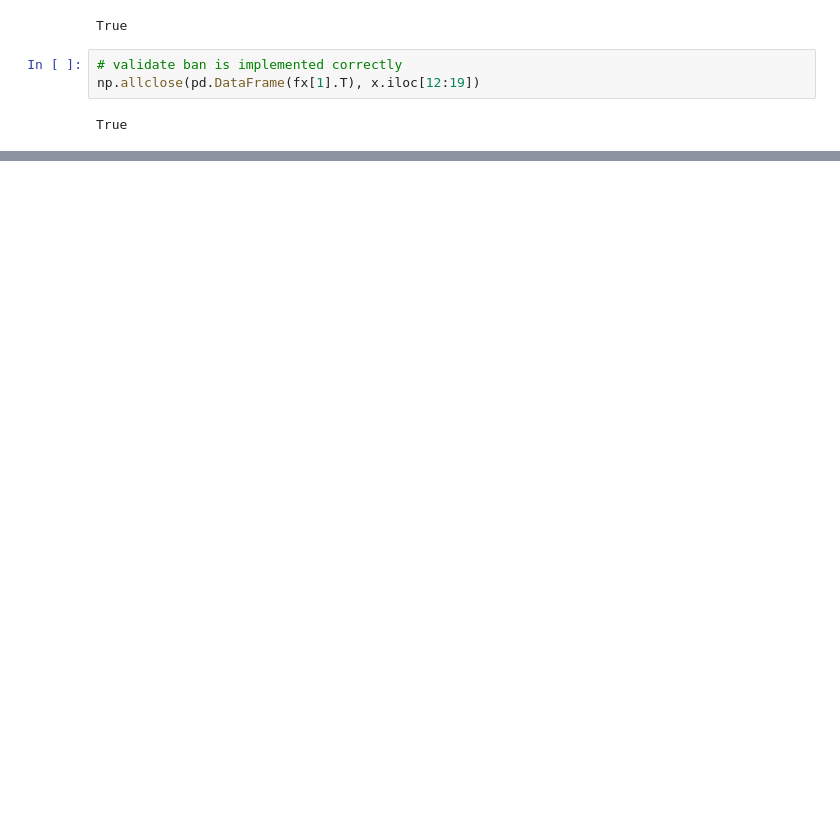
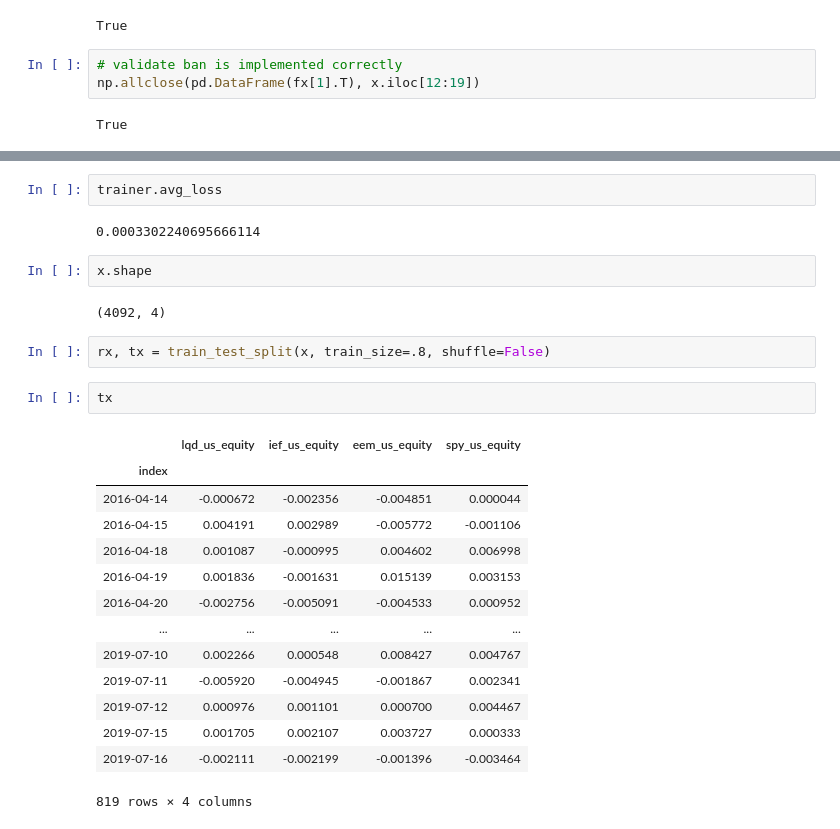
Before and after one commit to esvhd/mlstack, a Jupyter notebook: notebooks/fin_transformer.ipynb, the cells around one changed output, grey strips where cells are left out. Cells and saved outputs as stored; diff of their text form; blank space fills up the shorter version.

Commit message:
splits and updates

```diff
--- a/notebooks/fin_transformer.ipynb
+++ b/notebooks/fin_transformer.ipynb
@@ -297,0 +443,27 @@ class FinNet(pl.LightningModule):
+# %%
+trainer.avg_loss
+# %% [output]
+0.0003302240695666114
+# %%
+x.shape
+# %% [output]
+(4092, 4)
+# %%
+rx, tx = train_test_split(x, train_size=.8, shuffle=False)
+# %%
+tx
+# %% [output]
+|  | lqd_us_equity | ief_us_equity | eem_us_equity | spy_us_equity |
+| index |  |  |  |  |
+| 2016-04-14 | -0.000672 | -0.002356 | -0.004851 | 0.000044 |
+| 2016-04-15 | 0.004191 | 0.002989 | -0.005772 | -0.001106 |
+| 2016-04-18 | 0.001087 | -0.000995 | 0.004602 | 0.006998 |
+| 2016-04-19 | 0.001836 | -0.001631 | 0.015139 | 0.003153 |
+| 2016-04-20 | -0.002756 | -0.005091 | -0.004533 | 0.000952 |
+| ... | ... | ... | ... | ... |
+| 2019-07-10 | 0.002266 | 0.000548 | 0.008427 | 0.004767 |
+| 2019-07-11 | -0.005920 | -0.004945 | -0.001867 | 0.002341 |
+| 2019-07-12 | 0.000976 | 0.001101 | 0.000700 | 0.004467 |
+| 2019-07-15 | 0.001705 | 0.002107 | 0.003727 | 0.000333 |
+| 2019-07-16 | -0.002111 | -0.002199 | -0.001396 | -0.003464 |
+819 rows × 4 columns
```
Also changed, not shown: parts of 52 cells of this notebook, 1 other file.
